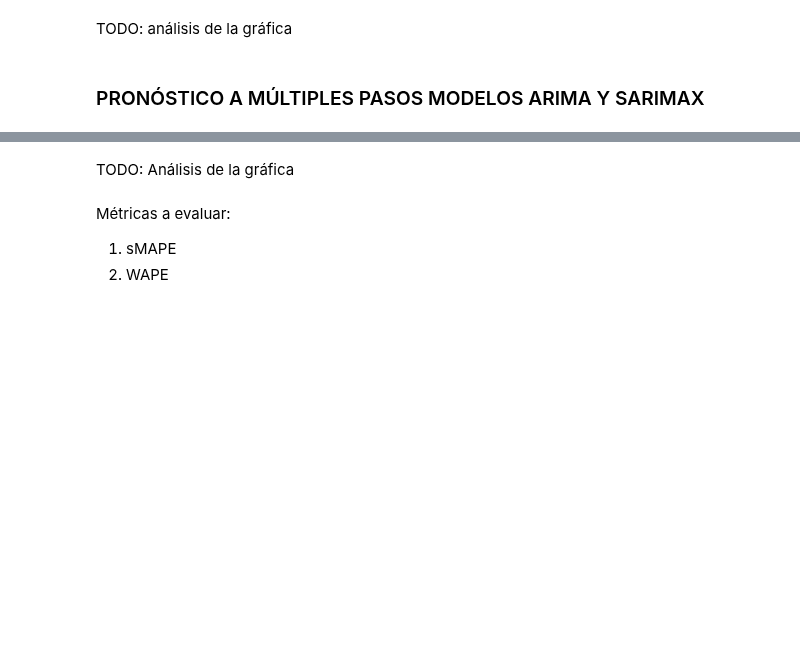
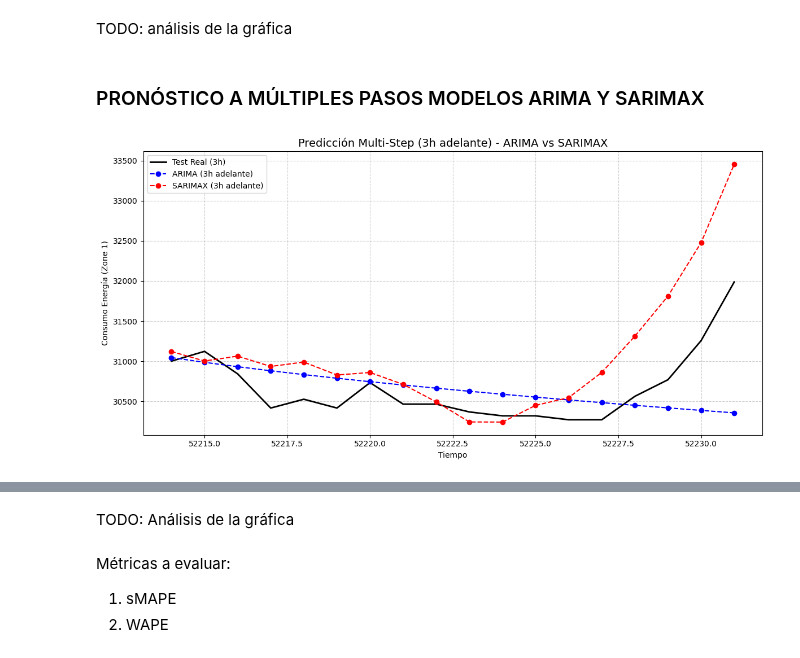
Before and after one commit to DCajiao/Time-series-forecast-of-energy-consumption-in-Tetouan-City, a Jupyter notebook: notebooks/01_ARIMA_SARIMA_modeling.ipynb, the cells around one changed output, grey strips where cells are left out. Drawn from its saved outputs; the diff is of its cells as text; code cells hidden in the pictures; blank space fills up the shorter version.

Commit message:
Implementación one-step ahead

```diff
--- a/notebooks/01_ARIMA_SARIMA_modeling.ipynb
+++ b/notebooks/01_ARIMA_SARIMA_modeling.ipynb
@@ -377,21 +280,16 @@ except Exception as e:
 # %%
-print("\n=== PREDICCIÓN SARIMAX - MULTI-STEP (3h adelante) ===")
+print("\n=== SARIMAX - PRONÓSTICO MULTI-STEP (3h adelante) ===")
 
+pred_sarimax_multi = resultado_sarimax.get_forecast(
+    steps=n_pasos_futuro,
+    exog=test_exog.iloc[:n_pasos_futuro]
+)
 
-try:
-    pred_sarimax_multi = resultado_sarimax.forecast(
-        steps=n_pasos_futuro,
-        exog=test_exog_real
-    )
+pred_sarimax_multi_mean = pred_sarimax_multi.predicted_mean
+pred_sarimax_multi_mean.index = test_serie.index[:n_pasos_futuro]
 
-    smape_sarimax_multi = smape(test_multi_real, pred_sarimax_multi)
-    wape_sarimax_multi  = wape(test_multi_real, pred_sarimax_multi)
+smape_sarimax_multi = smape(test_serie.iloc[:n_pasos_futuro], pred_sarimax_multi_mean)
+wape_sarimax_multi  = wape(test_serie.iloc[:n_pasos_futuro], pred_sarimax_multi_mean)
 
-    print(f"sMAPE: {smape_sarimax_multi:.2f}%")
-    print(f"WAPE : {wape_sarimax_multi:.2f}%")
-    print(f"AIC: {resultado_sarimax.aic:.2f}")
-    print(f"BIC: {resultado_sarimax.bic:.2f}")
-
-except Exception as e:
-    print(f"Error en SARIMAX múltiples pasos: {e}")
-    pred_sarimax_multi = None
+print(f"sMAPE (3h): {smape_sarimax_multi:.2f}%")
+print(f"WAPE  (3h): {wape_sarimax_multi:.2f}%")
@@ -425,23 +363,25 @@ TODO: análisis de la gráfica
 # %% [markdown]
 ### PRONÓSTICO A MÚLTIPLES PASOS MODELOS ARIMA Y SARIMAX
 # %%
-plt.figure(figsize=(14,6))
+plt.figure(figsize=(12,6))
 
-# Valores reales de las últimas 3 horas
-plt.plot(test_multi_real.index, test_multi_real, label="Test Real (3h)", color="black", linewidth=2)
+# Valores reales (últimos 18 puntos test)
+plt.plot(test_multi_real.index, test_multi_real.values, label="Test Real (3h)", color="black", linewidth=2)
 
 # Predicción ARIMA multi-step
 if pred_arima_multi is not None:
-    plt.plot(test_multi_real.index, pred_arima_multi, label="ARIMA (3h adelante)", color="blue", linestyle="--", alpha=0.8)
+    plt.plot(pred_arima_multi.index, pred_arima_multi.values, '--o', color="blue", label="ARIMA (3h adelante)")
 
 # Predicción SARIMAX multi-step
 if pred_sarimax_multi is not None:
-    plt.plot(test_multi_real.index, pred_sarimax_multi, label="SARIMAX (3h adelante)", color="red", linestyle="--", alpha=0.8)
+    plt.plot(pred_sarimax_multi.index, pred_sarimax_multi.values, '--o', color="red", label="SARIMAX (3h adelante)")
 
-plt.title("Predicción Múltiples Pasos (3h adelante) - ARIMA vs SARIMAX", fontsize=14)
+plt.title("Predicción Multi-Step (3h adelante) - ARIMA vs SARIMAX", fontsize=14)
 plt.xlabel("Tiempo")
 plt.ylabel("Consumo Energía (Zone 1)")
 plt.legend()
 plt.grid(True, linestyle="--", alpha=0.6)
 plt.tight_layout()
 plt.show()
+# %% [output]
+[figure, added]
```
Also changed, not shown: parts of 25 cells of this notebook.
